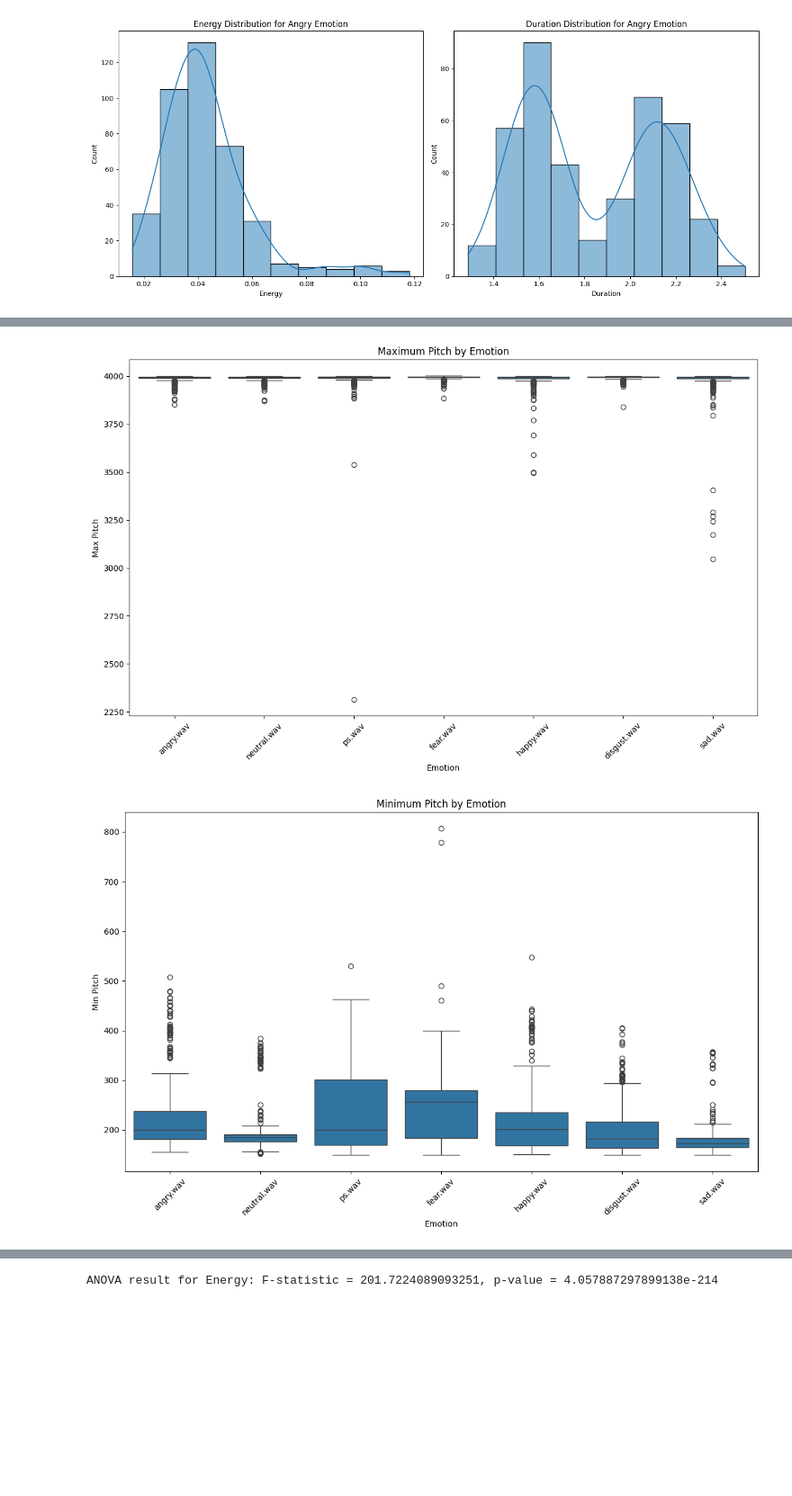
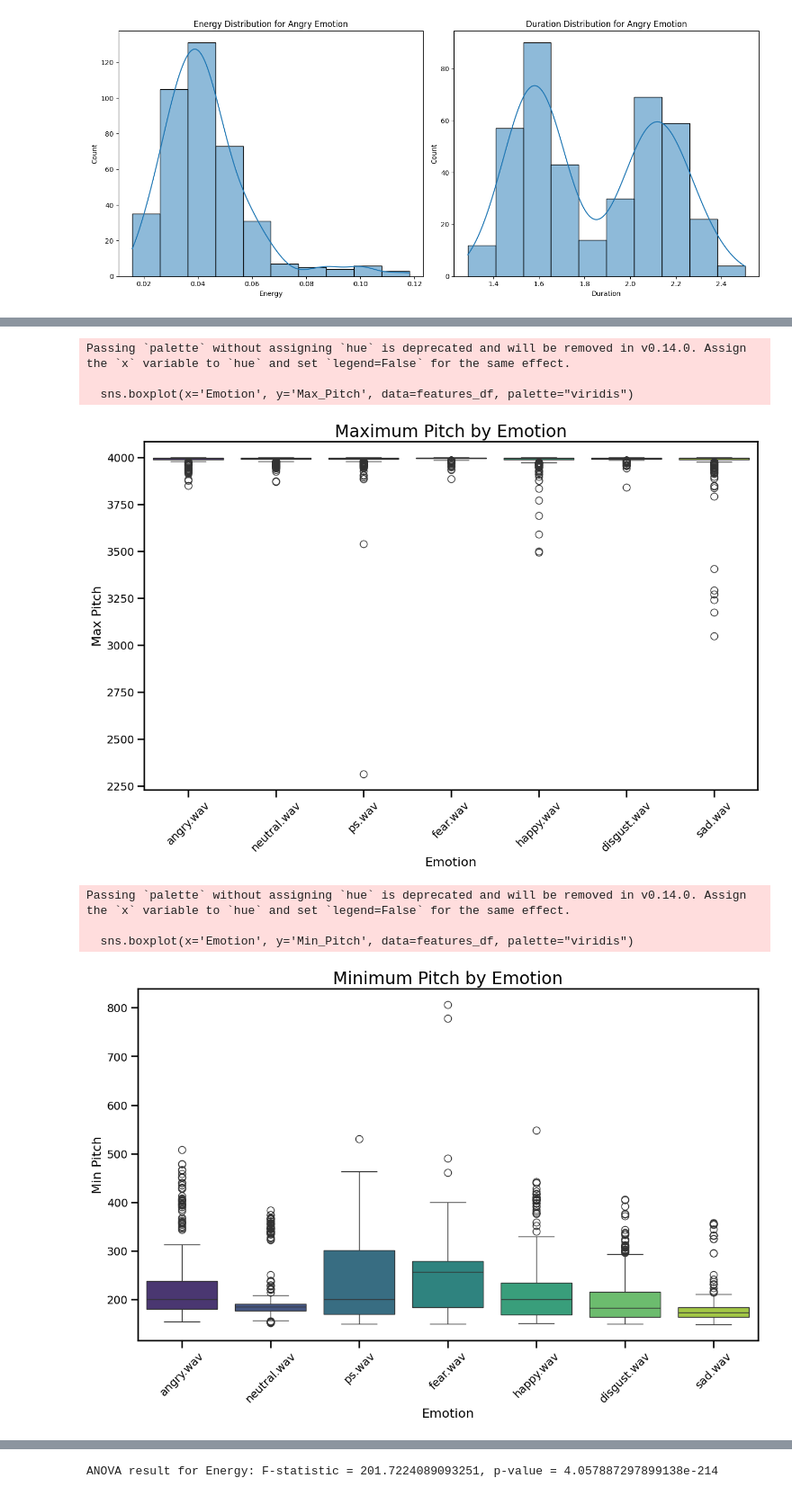
Before and after one commit to moyedx3/melodic_Interaction, a Jupyter notebook: process.ipynb, the cells around one changed output, grey strips where cells are left out. Shown: that part at 90% size. Saved outputs shown, nothing was run; the diff lists cells and outputs as text; code cells hidden in the pictures; blank space fills up the shorter version.

```diff
--- a/process.ipynb
+++ b/process.ipynb
@@ -252,25 +273,34 @@ plt.show()
 # %%
+# Set the style and context for larger fonts
+sns.set_context("talk", font_scale=1.2)
+
+# Plot for Average Pitch by Emotion
 plt.figure(figsize=(14, 8))
-sns.boxplot(x='Emotion', y='Avg_Pitch', data=features_df)
+sns.boxplot(x='Emotion', y='Avg_Pitch', data=features_df, palette="viridis")
 plt.title('Average Pitch by Emotion')
-plt.xlabel('Emotion')
-plt.ylabel('Avg Pitch')
-plt.xticks(rotation=45)
+plt.xlabel('Emotion', fontsize=16)
+plt.ylabel('Avg Pitch', fontsize=16)
+plt.xticks(rotation=45, fontsize=14)
+plt.yticks(fontsize=14)
 plt.show()
 
+# Plot for Maximum Pitch by Emotion
 plt.figure(figsize=(14, 8))
-sns.boxplot(x='Emotion', y='Max_Pitch', data=features_df)
+sns.boxplot(x='Emotion', y='Max_Pitch', data=features_df, palette="viridis")
 plt.title('Maximum Pitch by Emotion')
-plt.xlabel('Emotion')
-plt.ylabel('Max Pitch')
-plt.xticks(rotation=45)
+plt.xlabel('Emotion', fontsize=16)
+plt.ylabel('Max Pitch', fontsize=16)
+plt.xticks(rotation=45, fontsize=14)
+plt.yticks(fontsize=14)
 plt.show()
 
+# Plot for Minimum Pitch by Emotion
 plt.figure(figsize=(14, 8))
-sns.boxplot(x='Emotion', y='Min_Pitch', data=features_df)
+sns.boxplot(x='Emotion', y='Min_Pitch', data=features_df, palette="viridis")
 plt.title('Minimum Pitch by Emotion')
-plt.xlabel('Emotion')
-plt.ylabel('Min Pitch')
-plt.xticks(rotation=45)
+plt.xlabel('Emotion', fontsize=16)
+plt.ylabel('Min Pitch', fontsize=16)
+plt.xticks(rotation=45, fontsize=14)
+plt.yticks(fontsize=14)
 plt.show()
 # %% [output]
@@ -278,3 +311,9 @@ plt.show()
+Passing `palette` without assigning `hue` is deprecated and will be removed in v0.14.0. Assign the `x` variable to `hue` and set `legend=False` for the same effect.
+
+  sns.boxplot(x='Emotion', y='Max_Pitch', data=features_df, palette="viridis")
-[figure, old version]
+[figure, new version]
+Passing `palette` without assigning `hue` is deprecated and will be removed in v0.14.0. Assign the `x` variable to `hue` and set `legend=False` for the same effect.
+
+  sns.boxplot(x='Emotion', y='Min_Pitch', data=features_df, palette="viridis")
-[figure, old version]
+[figure, new version]
 # %%
```
Also changed, not shown: parts of 3 cells of this notebook.
